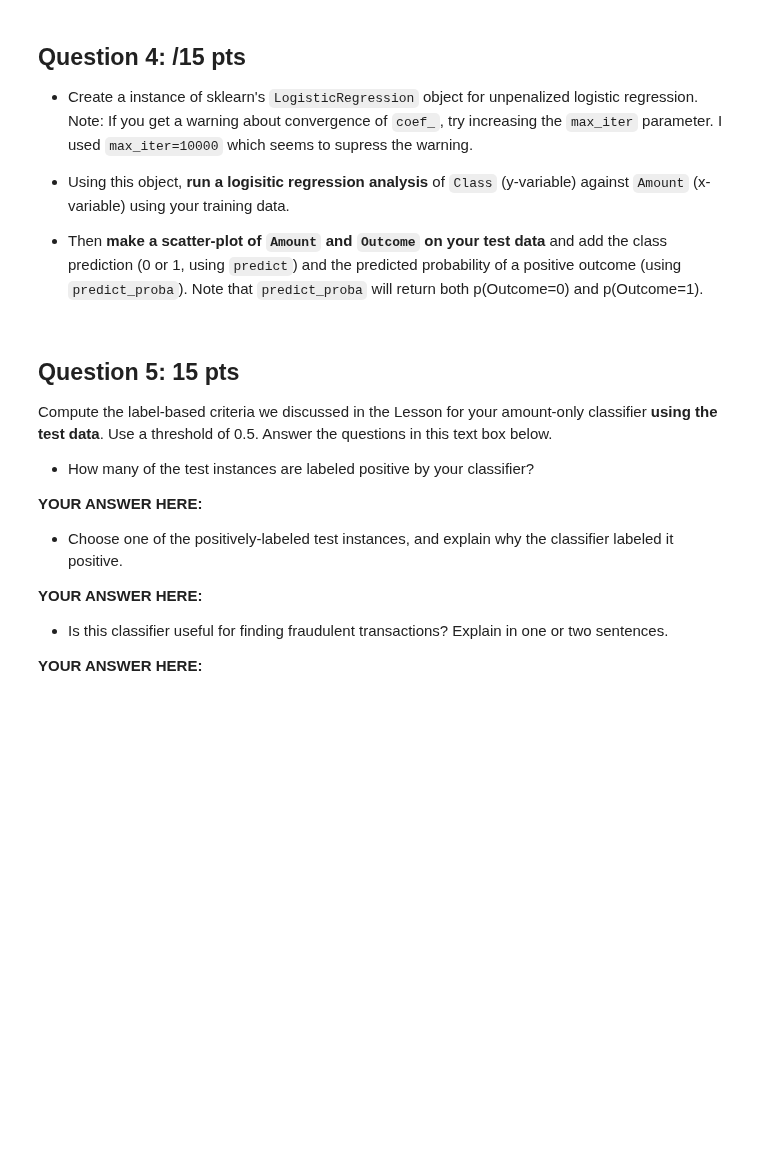
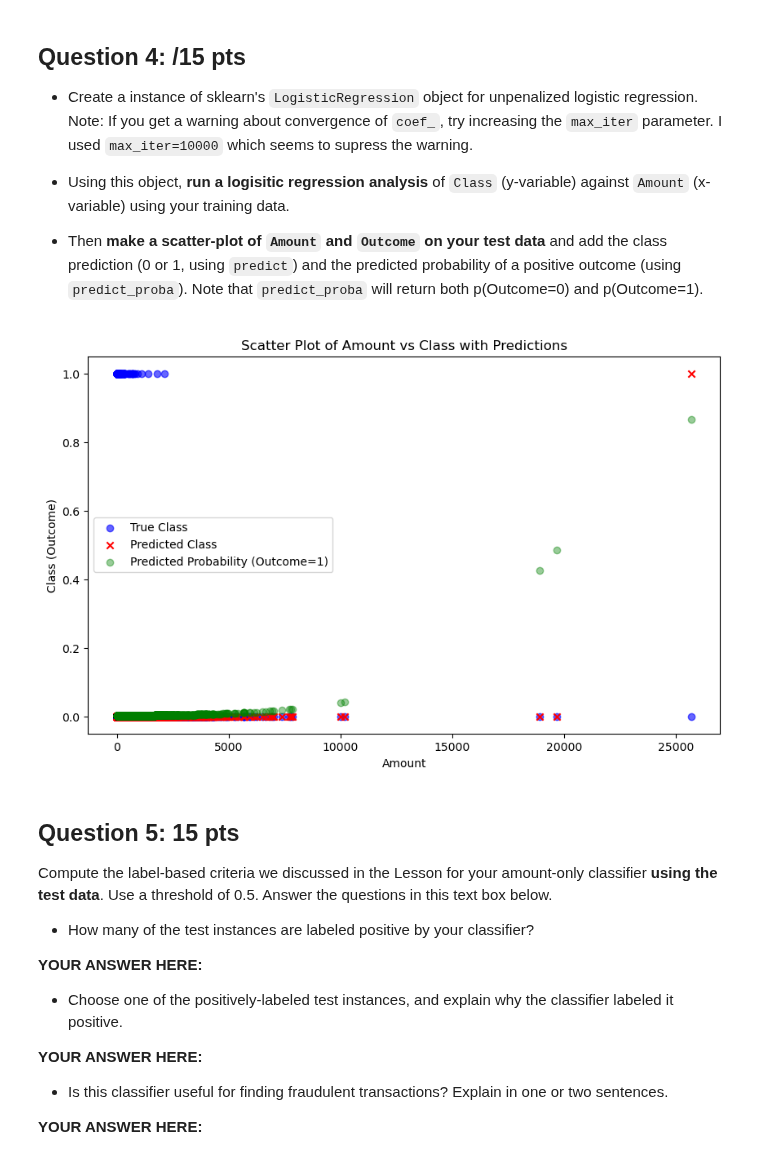
Before and after one commit to JanikThePanic/DATASCI3000-lab-assignments, a Jupyter notebook: Assignment2/DS3000_Assignment2.ipynb, the cells around one changed output. Drawn from its saved outputs; the diff is of its cells as text; code cells hidden in the pictures; blank space fills up the shorter version.

```diff
--- a/Assignment2/DS3000_Assignment2.ipynb
+++ b/Assignment2/DS3000_Assignment2.ipynb
@@ -57,7 +57,7 @@ df.head()
 Split the data into train and test for the outcome/response and the predictor variables. Hold out 50% of observations as the test set.  Pass `random_state=0` to `train_test_split` to ensure you get the same train and tests sets as the solution.
 # %%
 # Assuming 'Class' is the target variable and all other columns are predictors
-X = df.drop(columns=['Class'])  # Predictor variables
+X = df[['Amount']]  # Predictor variables
 y = df['Class']  # Outcome/response variable
 
 # Split the data into 50% train and 50% test
@@ -88,6 +88,32 @@ In no more than 2 sentences per bullet point, answer the following in your own w
 - Using this object, **run a logisitic regression analysis** of `Class` (y-variable) against `Amount` (x-variable) using your training data.
 
 - Then **make a scatter-plot of `Amount` and `Outcome` on your test data** and add the class prediction (0 or 1, using `predict`) and the predicted probability of a positive outcome (using `predict_proba`). Note that `predict_proba` will return both p(Outcome=0) and p(Outcome=1).
+# %%
+# Step 1: Create LogisticRegression instance with max_iter set to suppress convergence warnings
+log_reg = LogisticRegression(max_iter=10000)
+
+# Step 2: Run logistic regression on 'Amount' as the predictor and 'Class' as the outcome
+# We'll only use 'Amount' as the predictor (X_train[['Amount']]) and y_train as the response variable
+log_reg.fit(X_train, y_train)
+
+# Step 3: Make predictions on the test set
+y_pred_class = log_reg.predict(X_test)  # Predicted class (0 or 1)
+y_pred_proba = log_reg.predict_proba(X_test)[:, 1]  # Predicted probability of Outcome=1
+
+# Step 4: Create a scatter plot for Amount and Outcome on the test data
+plt.figure(figsize=(10, 6))
+plt.scatter(X_test['Amount'], y_test, label='True Class', c='blue', alpha=0.6)
+plt.scatter(X_test['Amount'], y_pred_class, label='Predicted Class', marker='x', c='red')
+plt.scatter(X_test['Amount'], y_pred_proba, label='Predicted Probability (Outcome=1)', marker='o', c='green', alpha=0.4)
+
+# Add labels and title
+plt.xlabel('Amount')
+plt.ylabel('Class (Outcome)')
+plt.title('Scatter Plot of Amount vs Class with Predictions')
+plt.legend()
+plt.show()
+# %% [output]
+[figure, added]
 # %% [markdown]
 ## Question 5: 15 pts
 
```
